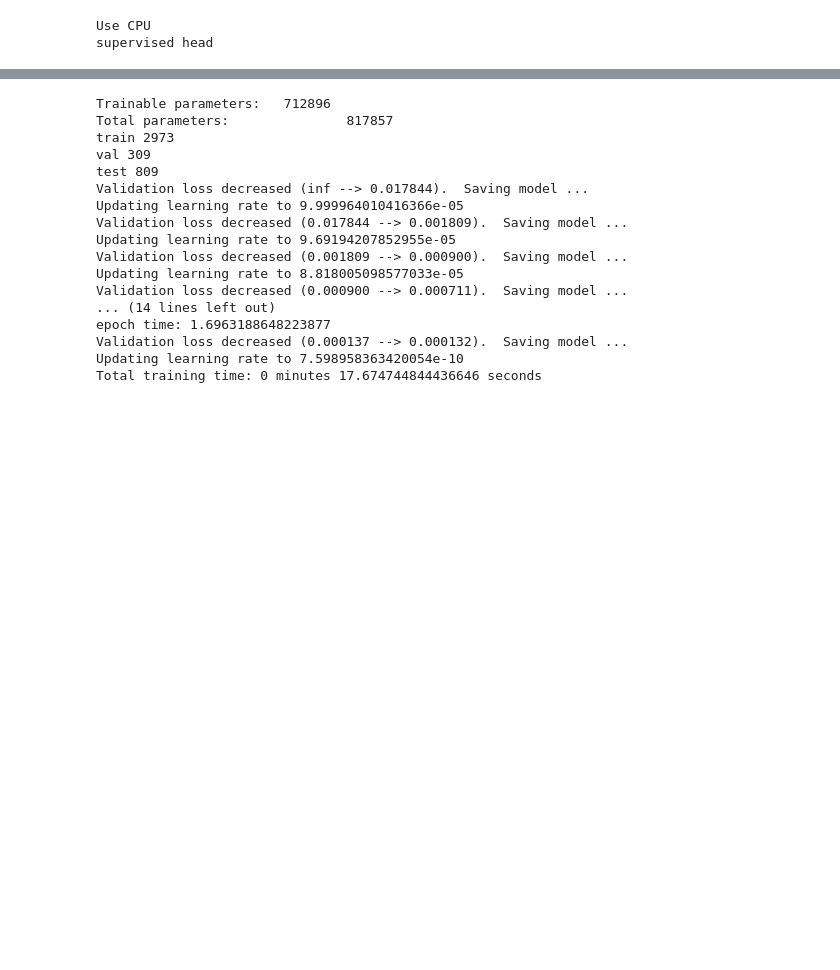
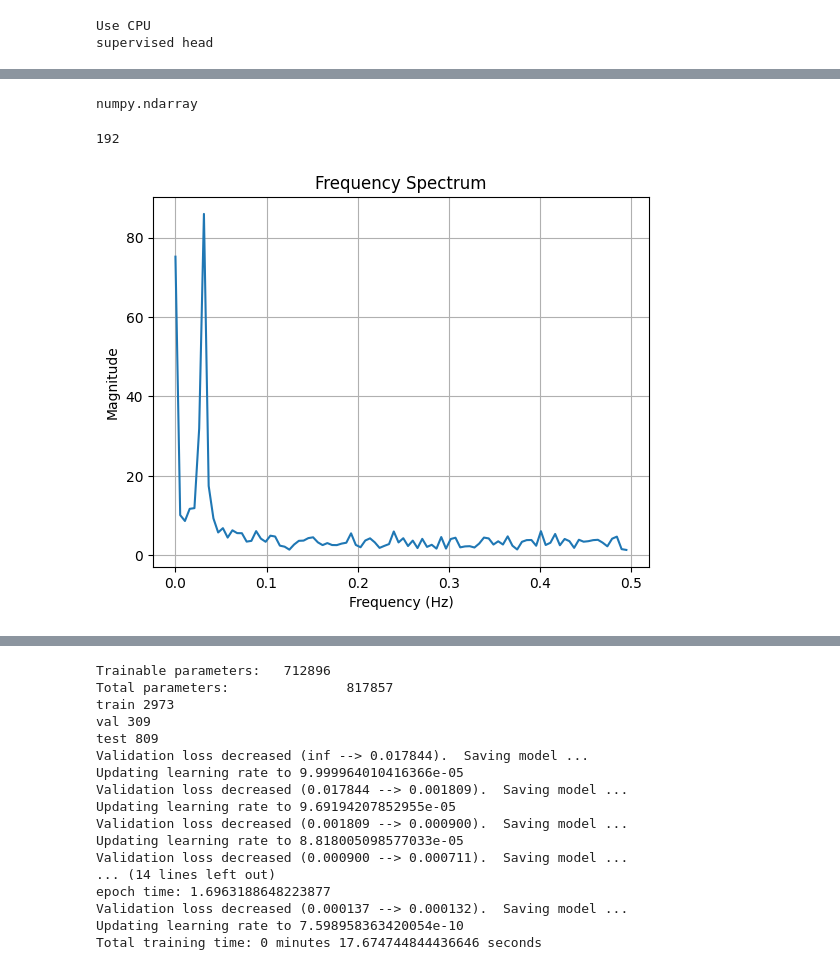
Before and after one commit to arvgram/SEB-TS_foundation, a Jupyter notebook: ts_modelling/modelling.ipynb, the cells around one changed output, grey strips where cells are left out. Saved outputs shown, nothing was run; the diff lists cells and outputs as text; code cells hidden in the pictures; blank space fills up the shorter version.

```diff
--- a/ts_modelling/modelling.ipynb
+++ b/ts_modelling/modelling.ipynb
@@ -107,2 +73,5 @@ channel 2: signal_3
 # %%
-from PatchTST.PatchTST_supervised.utils.metrics import metric
+dirr = './test_results/PTST_train_even_test_odd/input_pred_true/test_data'
+preds = np.load(dirr + '/pred.npy')
+trues = np.load(dirr + '/true.npy')
+inputs = np.load(dirr + '/input.npy')
@@ -127,3 +82,2 @@ array([0.20075686, 0.19998366, 0.19982955, 0.20015141, 0.20016155,
 # %%
-plt.plot(x[0,:,0])
-plt.plot(y[0,:,0])
+res = preds-trues
@@ -132,0 +84,7 @@ plt.plot(y[0,:,0])
+# %%
+from scipy import stats
+slopes = []
+for i in range(len(res[:,0,0])):
+    signal = res[i,:,0]
+    result = stats.linregress(np.arange(0, len(signal)), signal)
+    slopes.append(result.slope)
@@ -133 +112,29 @@ plt.plot(y[0,:,0])
+# %%
+type(fft_result)
+# %% [output]
+numpy.ndarray
+# %%
+len()
+# %% [output]
+192
+# %%
+plt.figure()
+n = len(res[0,:,0])
+frequency = np.fft.fftfreq(n)
+fft_results = []
+for i in range(len(res[:,0,0])):
+    signal = res[i,:,0]
+    fft_results.append(np.abs(np.fft.fft(signal)))
+
+
+
+fft_result = np.average(fft_results, axis=0)
+plt.plot(frequency[:n//2], fft_result[:n//2])
+plt.title('Frequency Spectrum')
+plt.xlabel('Frequency (Hz)')
+plt.ylabel('Magnitude')
+plt.grid(True)
+plt.show()
+# %% [output]
+[figure, added]
 # %%
```
Also changed, not shown: parts of 16 cells of this notebook, 3 other files.
